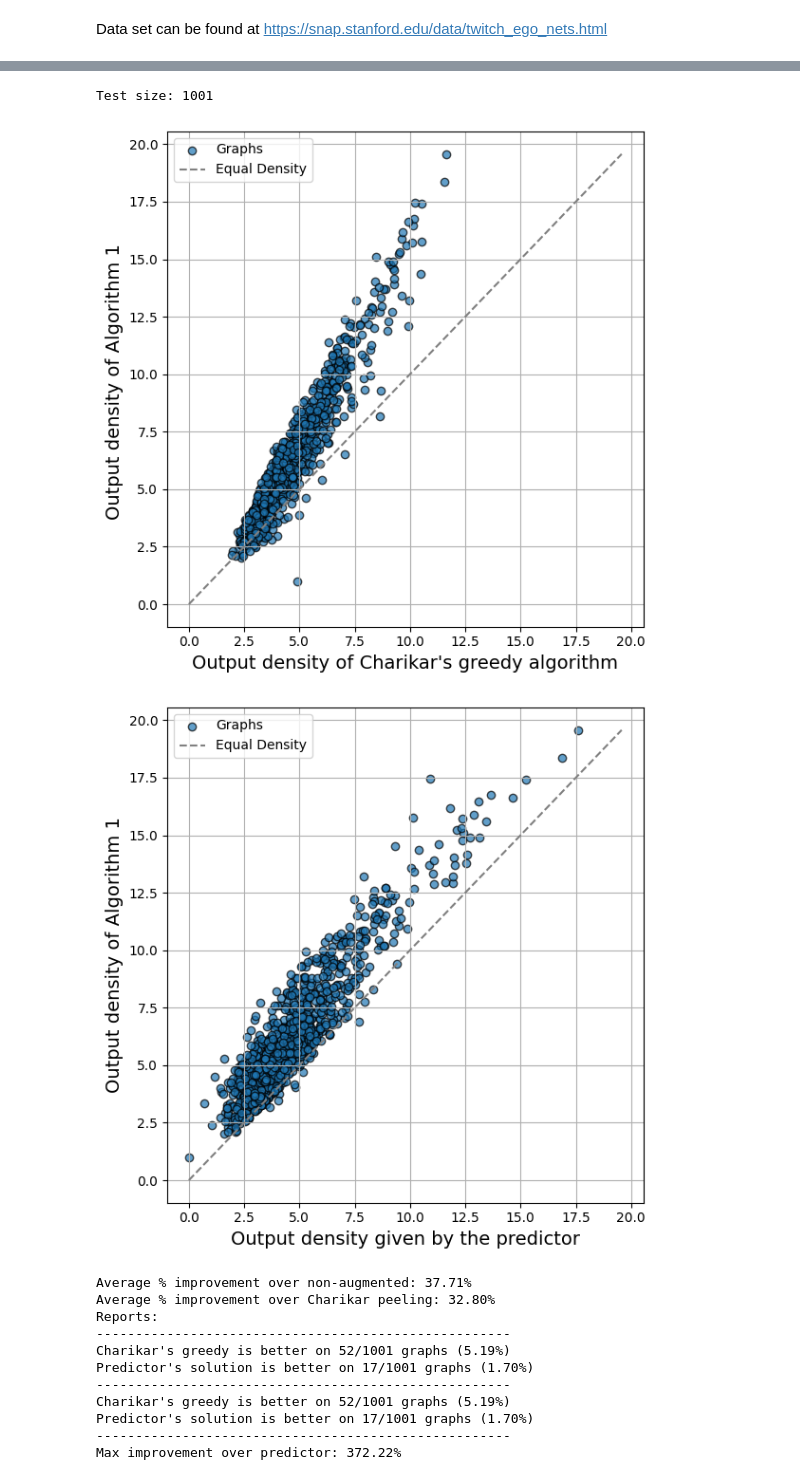
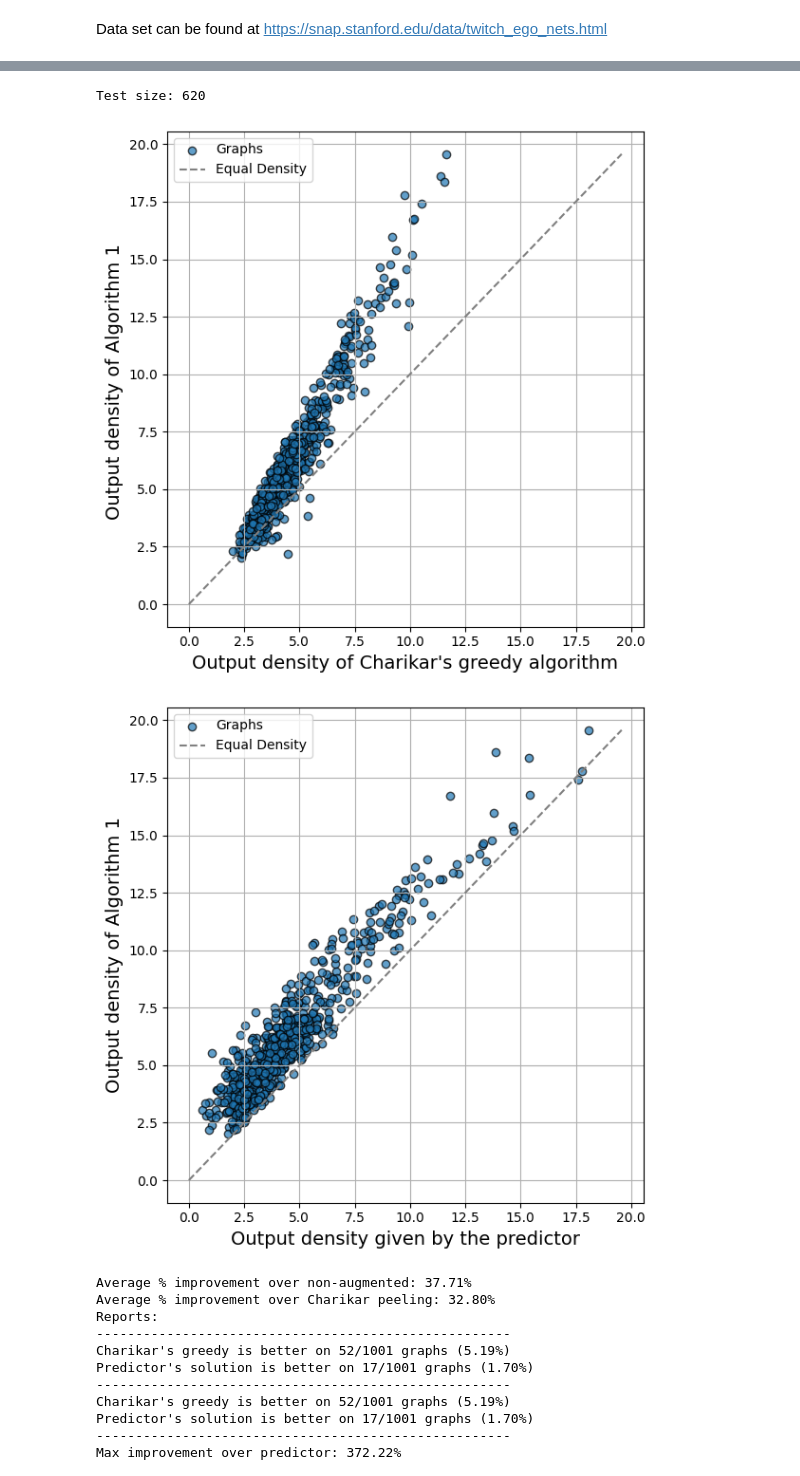
Before and after one commit to hoavu-cs/LearningAugmentedDensestSubgraph, a Jupyter notebook: augmented-damks.ipynb, the cells around one changed output, grey strips where cells are left out. Cells and saved outputs as stored; diff of their text form; code cells hidden in the pictures.

Commit message:
Update aug damks code

```diff
--- a/augmented-damks.ipynb
+++ b/augmented-damks.ipynb
@@ -196,8 +221,8 @@ Number of graphs processed: 275
 # %%
 # Load training data from CSV
-df = pd.read_csv("node_features_with_labels.csv")
+df = pd.read_csv("node_features_with_labels_damks.csv")
 X = df[["degree", "avg_neighbor_degree", "number_of_nodes"]]
-y = df["is_in_densest"]
+y = df["is_in_damks"]
 
 print(X.shape, y.shape)
 
@@ -241,10 +266,20 @@ weighted avg       0.57      0.64      0.58      2255
 # %%
-test_data_set = dict(list(parsed_graphs.items())[K:5*K])
-graph_iter = iter(test_data_set.items())
+for gn, G in testing.items():
+    adj = build_adjacency_list(G.edges())
+    degrees, avg_neighbor_degrees = compute_degrees_and_avg_neighbor_degrees(adj)
 
-augmented_density = []
-non_augmented_density = []
-peeling_density = []
+    # Extract features and labels for testing
+    num_nodes = G.number_of_nodes()
+    G.graph["degrees"] = degrees
+    G.graph["avg_neighbor_degrees"] = avg_neighbor_degrees
+
+    X = pd.DataFrame({
+        "degree": [degrees.get(node, 0) for node in G.nodes()],
+        "avg_neighbor_degree": [avg_neighbor_degrees.get(node, 0.0) for node in G.nodes()],
+        "number_of_nodes": [num_nodes] * num_nodes
+    })
+
+
 
 # Iterate over the graphs for the first 100 graphs
 test_size = 0
@@ -289,36 +324,36 @@ plt.figure(figsize=(6, 6))
 plt.scatter(peeling_density, augmented_density, label="Graphs", alpha=0.7, edgecolor='black')
 
 # Plot y = x line for reference
 max_val = max(max(peeling_density), max(augmented_density))
 plt.plot([0, max_val], [0, max_val], color='gray', linestyle='--', label='Equal Density')
 
 plt.xlabel("Output density of Charikar's greedy algorithm", fontsize=14)
 plt.ylabel("Output density of Algorithm 1 ", fontsize=14)
 #plt.title("Augmented Learning Densest Subgraph vs. Charikar's Peeling Algorithm")
 plt.legend()
 plt.grid(True)
 plt.tight_layout()
 plt.show()
 
 
 plt.figure(figsize=(6, 6))
 plt.scatter(non_augmented_density, augmented_density, label="Graphs", alpha=0.7, edgecolor='black')
 
 # Plot y = x line for reference
 max_val = max(max(non_augmented_density), max(augmented_density))
 plt.plot([0, max_val], [0, max_val], color='gray', linestyle='--', label='Equal Density')
 
 plt.xlabel("Output density given by the predictor", fontsize=14)
 plt.ylabel("Output density of Algorithm 1", fontsize=14)
 #plt.title("Augmented Learning Densest Subgraph vs. Non-Augmented")
 plt.legend()
 plt.grid(True)
 plt.tight_layout()
 plt.show()
 # %% [output]
-Test size: 1001
+Test size: 620
-[figure, old version]
+[figure, new version]
-[figure, old version]
+[figure, new version]
 # %%
 # Compute % improvement of augmented over non-augmented
 improvement_over_non_aug = [
```
Also changed, not shown: parts of 12 cells of this notebook.
